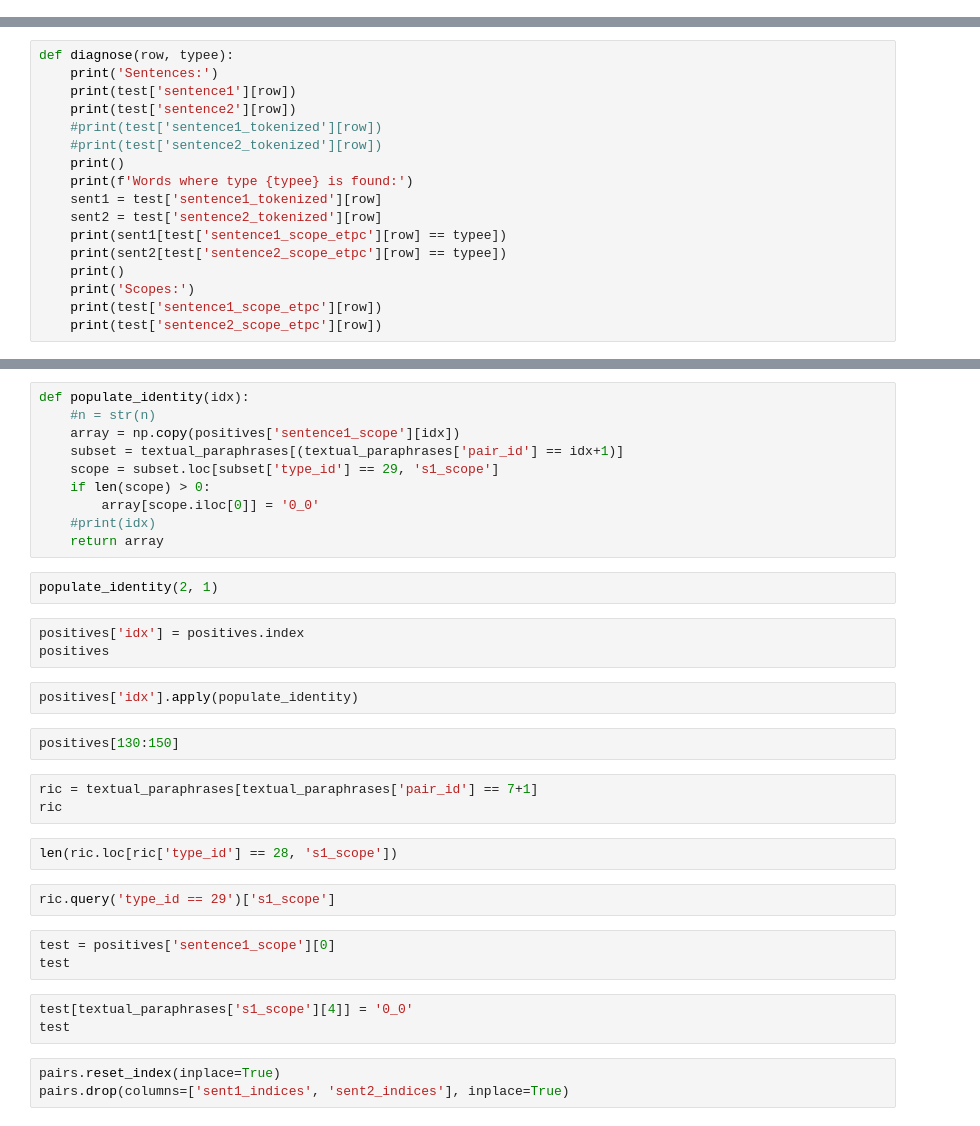
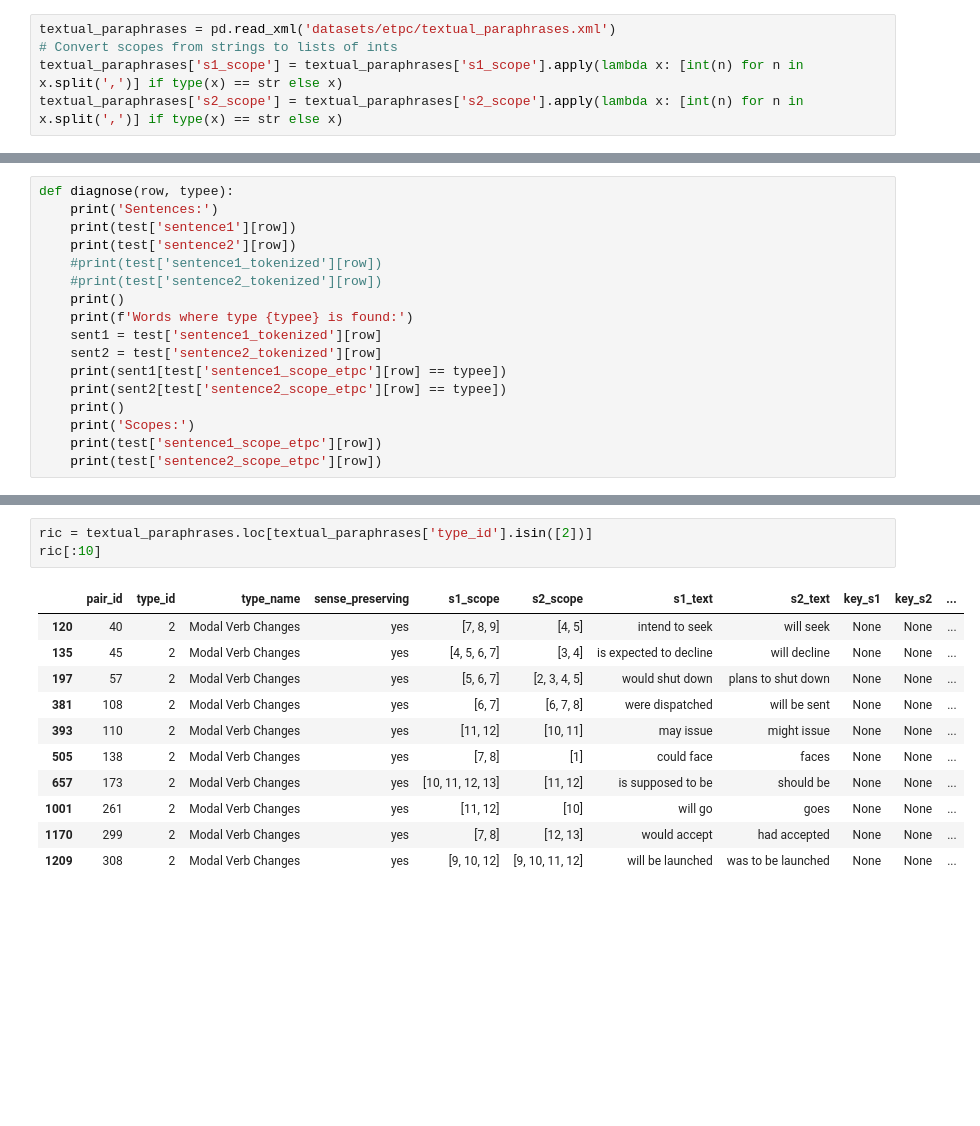
Before and after one commit to lucasadelino/thesis, a Jupyter notebook: reannotation.ipynb, the cells around one changed output, grey strips where cells are left out. Saved outputs shown, nothing was run; the diff lists cells and outputs as text; blank space fills up the shorter version.

Commit message:
Overhaul reannotation
Reannotation will no longer use the ETPC dataset from HuggingFace, and use only the original ETPC (i.e. the XML files from the ETPC GitHub repo)

```diff
--- a/reannotation.ipynb
+++ b/reannotation.ipynb
@@ -16,0 +18,5 @@ textual_paraphrases = pd.read_xml('datasets/etpc/textual_paraphrases.xml')
+# %%
+textual_paraphrases = pd.read_xml('datasets/etpc/textual_paraphrases.xml')
+# Convert scopes from strings to lists of ints
+textual_paraphrases['s1_scope'] = textual_paraphrases['s1_scope'].apply(lambda x: [int(n) for n in x.split(',')] if type(x) == str else x)
+textual_paraphrases['s2_scope'] = textual_paraphrases['s2_scope'].apply(lambda x: [int(n) for n in x.split(',')] if type(x) == str else x)
@@ -179,35 +501,15 @@ positives
-# %%
-def populate_identity(idx):
-    #n = str(n)
-    array = np.copy(positives['sentence1_scope'][idx])
-    subset = textual_paraphrases[(textual_paraphrases['pair_id'] == idx+1)]
-    scope = subset.loc[subset['type_id'] == 29, 's1_scope']
-    if len(scope) > 0:
-        array[scope.iloc[0]] = '0_0'
-    #print(idx)
-    return array
-# %%
-populate_identity(2, 1)
-# %%
-positives['idx'] = positives.index
-positives
-# %%
-positives['idx'].apply(populate_identity)
-# %%
-positives[130:150]
 # %%
-ric = textual_paraphrases[textual_paraphrases['pair_id'] == 7+1]
-ric
+ric = textual_paraphrases.loc[textual_paraphrases['type_id'].isin([2])]
+ric[:10]
+# %% [output]
+|  | pair_id | type_id | type_name | sense_preserving | s1_scope | s2_scope | s1_text | s2_text | key_s1 | key_s2 | ... |
+| 120 | 40 | 2 | Modal Verb Changes | yes | [7, 8, 9] | [4, 5] | intend to seek | will seek | None | None | ... |
+| 135 | 45 | 2 | Modal Verb Changes | yes | [4, 5, 6, 7] | [3, 4] | is expected to decline | will decline | None | None | ... |
+| 197 | 57 | 2 | Modal Verb Changes | yes | [5, 6, 7] | [2, 3, 4, 5] | would shut down | plans to shut down | None | None | ... |
+| 381 | 108 | 2 | Modal Verb Changes | yes | [6, 7] | [6, 7, 8] | were dispatched | will be sent | None | None | ... |
+| 393 | 110 | 2 | Modal Verb Changes | yes | [11, 12] | [10, 11] | may issue | might issue | None | None | ... |
+| 505 | 138 | 2 | Modal Verb Changes | yes | [7, 8] | [1] | could face | faces | None | None | ... |
+| 657 | 173 | 2 | Modal Verb Changes | yes | [10, 11, 12, 13] | [11, 12] | is supposed to be | should be | None | None | ... |
+| 1001 | 261 | 2 | Modal Verb Changes | yes | [11, 12] | [10] | will go | goes | None | None | ... |
+| 1170 | 299 | 2 | Modal Verb Changes | yes | [7, 8] | [12, 13] | would accept | had accepted | None | None | ... |
+| 1209 | 308 | 2 | Modal Verb Changes | yes | [9, 10, 12] | [9, 10, 11, 12] | will be launched | was to be launched | None | None | ... |
-# %%
-len(ric.loc[ric['type_id'] == 28, 's1_scope'])
-# %%
-ric.query('type_id == 29')['s1_scope']
-# %%
-test = positives['sentence1_scope'][0]
-test
-# %%
-test[textual_paraphrases['s1_scope'][4]] = '0_0'
-test
-# %%
-pairs.reset_index(inplace=True)
-pairs.drop(columns=['sent1_indices', 'sent2_indices'], inplace=True)
```
Also changed, not shown: parts of 60 cells of this notebook.
